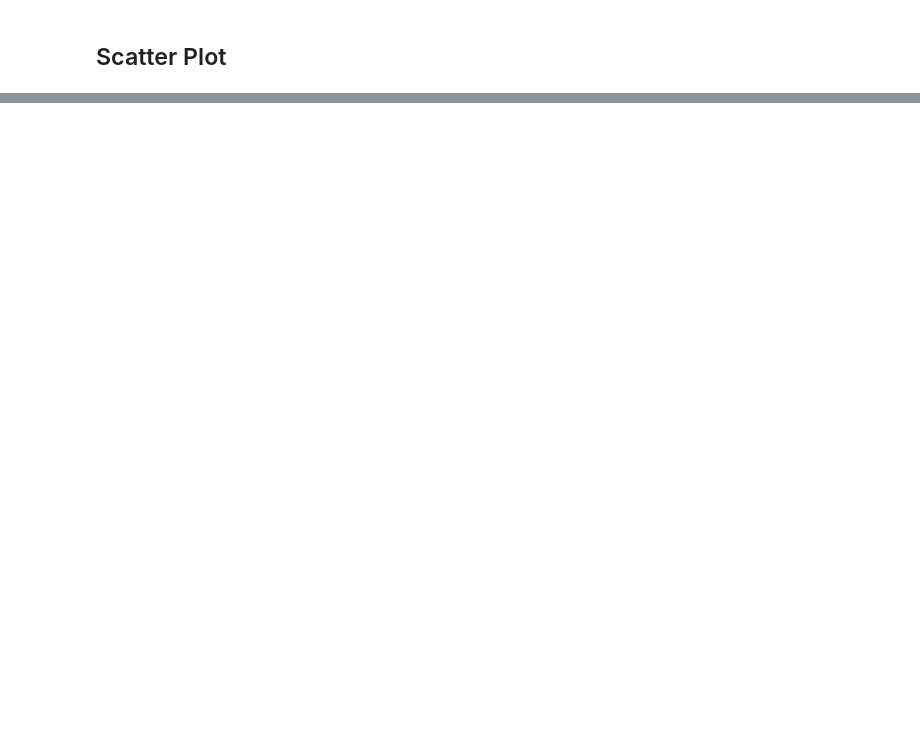
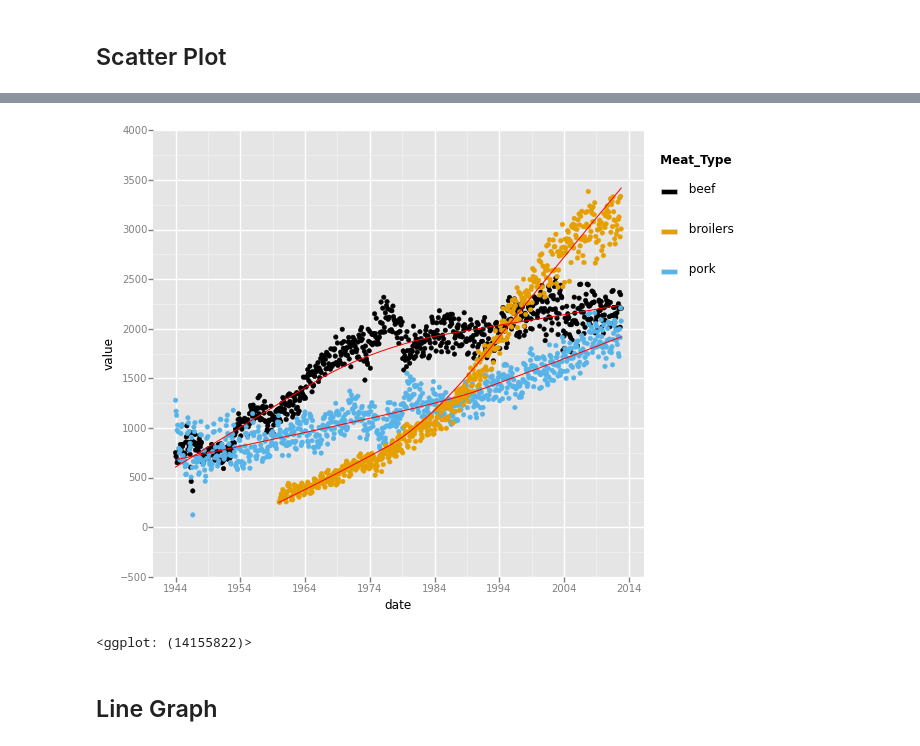
Before and after one commit to aschneiderman/my-little-pandas-cookbook, a Jupyter notebook: cookbook/Pandas_ggplot.ipynb, the cells around one changed output, grey strips where cells are left out. Cells and saved outputs as stored; diff of their text form; code cells hidden in the pictures; blank space fills up the shorter version.

```diff
--- a/cookbook/Pandas_ggplot.ipynb
+++ b/cookbook/Pandas_ggplot.ipynb
@@ -146,0 +76,3 @@ from ggplot import *
+# %%
+meat_long = pd.melt(meat[['date', 'beef', 'pork', 'broilers']], id_vars='date', var_name= 'meat_type')
+meat_long
@@ -146,0 +98,9 @@ from ggplot import *
+# %%
+ggplot(aes(x='date', y='value', colour='meat_type'), data=meat_long) + \
+    geom_point() + \
+    stat_smooth(color='red')
+# %% [output]
+[figure, added]
+<ggplot: (14155822)>
+# %% [markdown]
+## Line Graph
```
Also changed, not shown: parts of 15 cells of this notebook, 1 other file.
